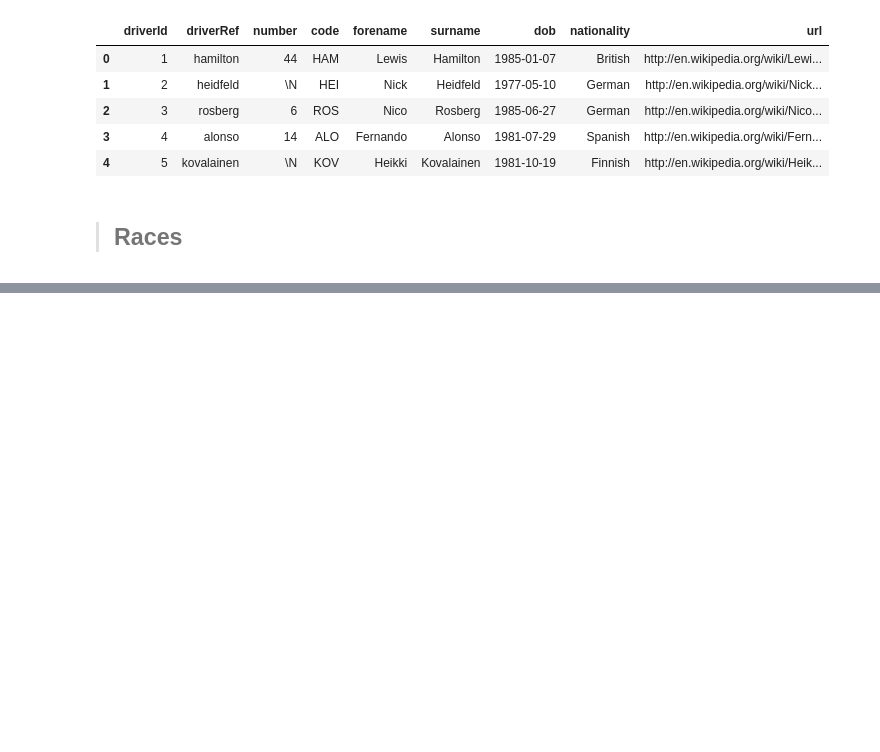
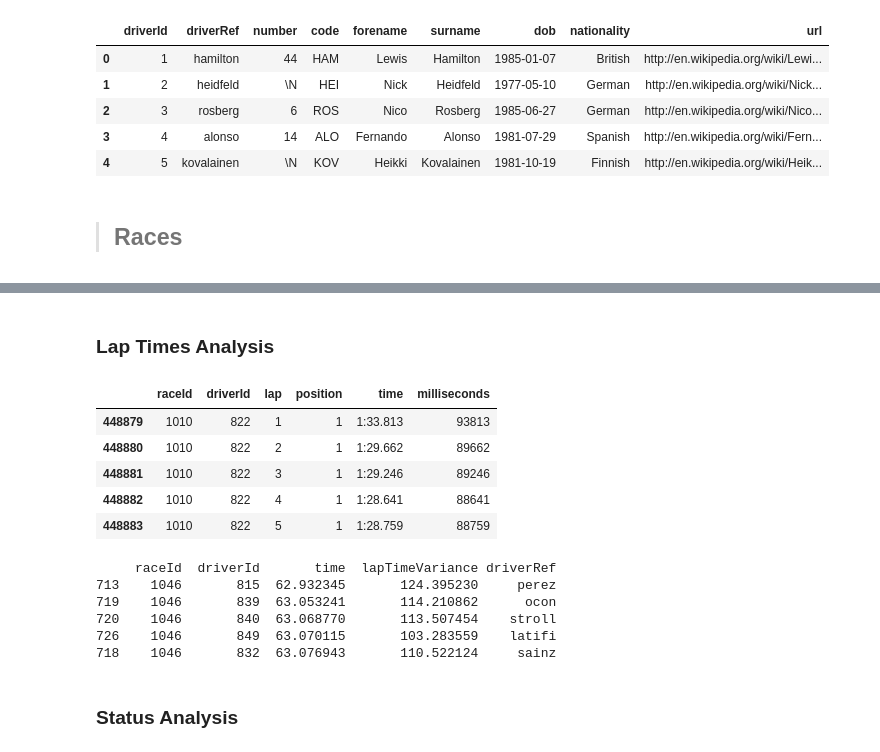
Before and after one commit to TBillaudeau/F1-ML-Prediction, a Jupyter notebook: notebooks/EDA.ipynb, the cells around one changed output, grey strips where cells are left out. Drawn from its saved outputs; the diff is of its cells as text; code cells hidden in the pictures; blank space fills up the shorter version.

```diff
--- a/notebooks/EDA.ipynb
+++ b/notebooks/EDA.ipynb
@@ -252,0 +285,44 @@ plt.show()
+# %% [markdown]
+### Lap Times Analysis
+# %%
+df_lap_times.head(5)
+# %% [output]
+|  | raceId | driverId | lap | position | time | milliseconds |
+| 448879 | 1010 | 822 | 1 | 1 | 1:33.813 | 93813 |
+| 448880 | 1010 | 822 | 2 | 1 | 1:29.662 | 89662 |
+| 448881 | 1010 | 822 | 3 | 1 | 1:29.246 | 89246 |
+| 448882 | 1010 | 822 | 4 | 1 | 1:28.641 | 88641 |
+| 448883 | 1010 | 822 | 5 | 1 | 1:28.759 | 88759 |
+# %%
+# Define a function to convert 'mm:ss.ms' to seconds
+def convert_time(time_str):
+    minutes, seconds = time_str.split(':')
+    return float(minutes) * 60 + float(seconds)
+
+# Apply this function to the 'time' column
+df_lap_times['time'] = df_lap_times['time'].apply(convert_time)
+
+# Now you can calculate the mean and variance
+avg_lap_times = df_lap_times.groupby(['raceId', 'driverId'])['time'].mean().reset_index()
+lap_time_variance = df_lap_times.groupby(['raceId', 'driverId'])['time'].var().reset_index()
+lap_time_variance.columns = ['raceId', 'driverId', 'lapTimeVariance']
+
+# Merge and analyze
+lap_time_analysis = pd.merge(avg_lap_times, lap_time_variance, on=['raceId', 'driverId'])
+
+# Add driver's name
+lap_time_analysis = pd.merge(lap_time_analysis, df_drivers[['driverId', 'driverRef']], on='driverId')
+
+# Print first rows ordered by lowest average lap time
+lap_time_analysis = lap_time_analysis.sort_values(by='time', ascending=True)
+
+print(lap_time_analysis.head())
+# %% [output]
+     raceId  driverId       time  lapTimeVariance driverRef
+713    1046       815  62.932345       124.395230     perez
+719    1046       839  63.053241       114.210862      ocon
+720    1046       840  63.068770       113.507454    stroll
+726    1046       849  63.070115       103.283559    latifi
+718    1046       832  63.076943       110.522124     sainz
+# %% [markdown]
+### Status Analysis
```
Also changed, not shown: parts of 8 cells of this notebook.
